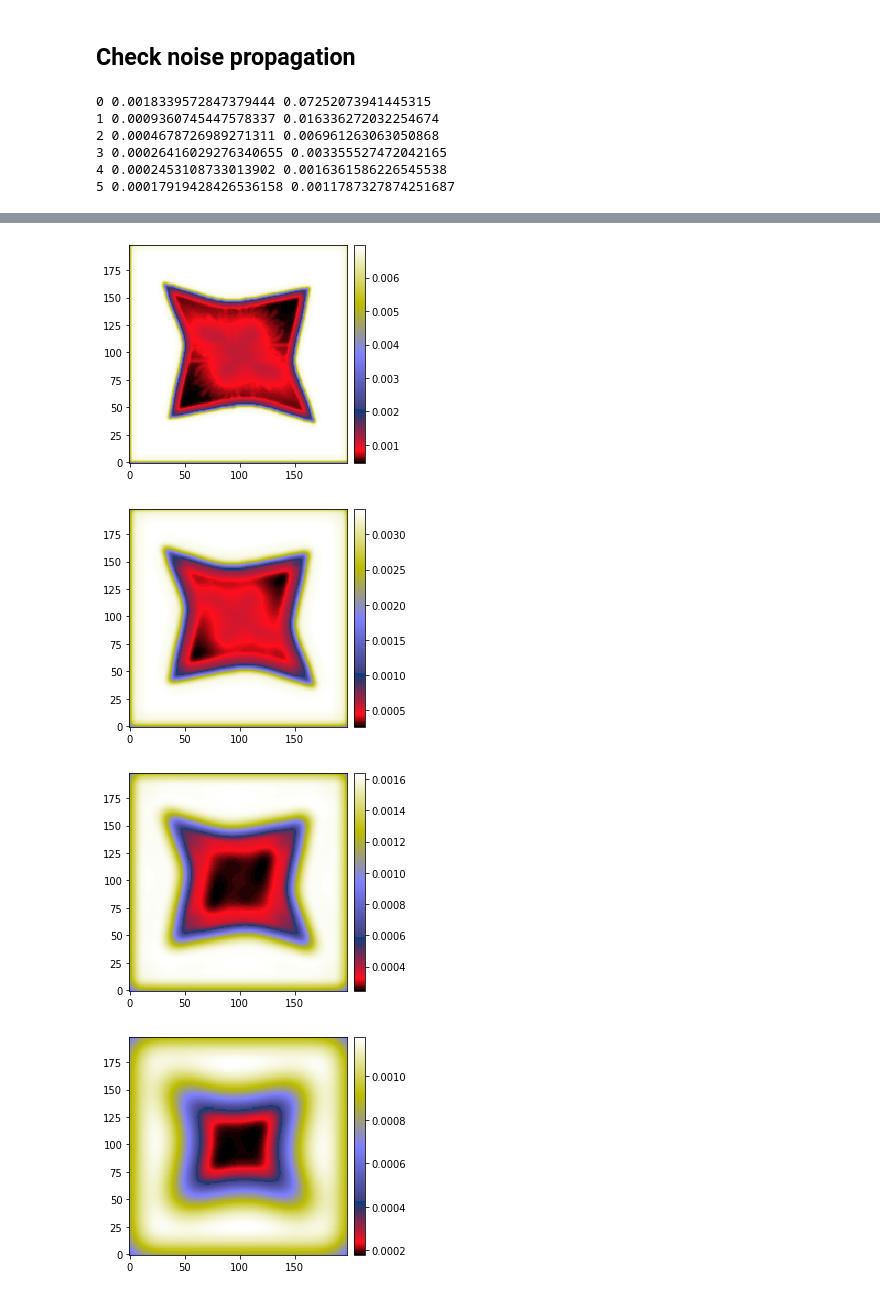
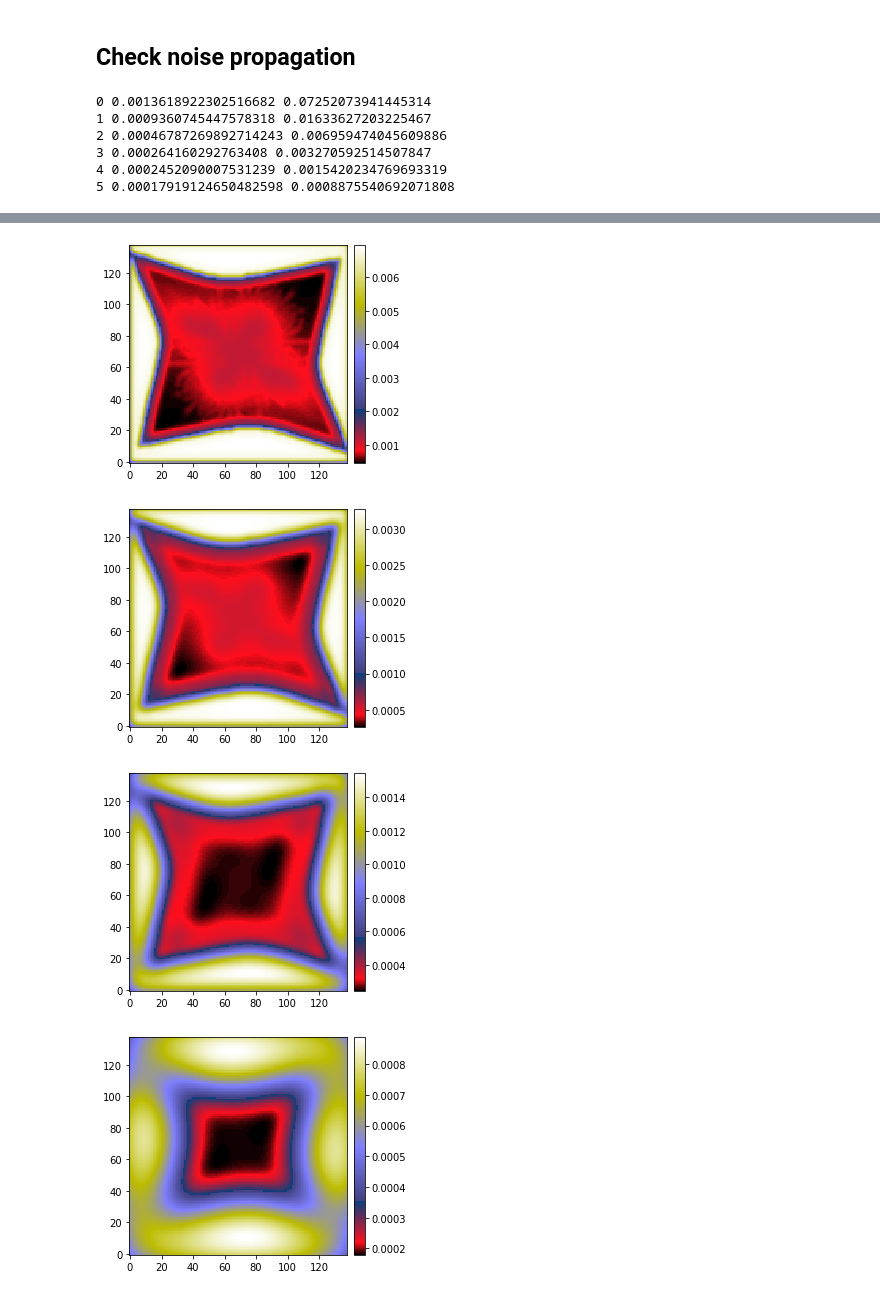
Before and after one commit to aymgal/SLITronomy, a Jupyter notebook: thirdparty/dev_notebooks/noise_propagation.ipynb, the cells around one changed output, grey strips where cells are left out. Cells and saved outputs as stored; diff of their text form; code cells hidden in the pictures.

```diff
--- a/thirdparty/dev_notebooks/noise_propagation.ipynb
+++ b/thirdparty/dev_notebooks/noise_propagation.ipynb
@@ -135,7 +135,7 @@ plt.show()
 subgrid_res_source = 2
 
 source_model_list_sparsefit = ['STARLETS']
-kwargs_starlets_source = {'n_scales': 6, 'n_pixels': np.size(image_sim)*subgrid_res_source**2}  # add center_x/center_y
+kwargs_starlets_source = {'n_scales': 6}
 kwargs_source_sparsefit = [kwargs_starlets_source]
 source_model_class_sparsefit = LightModel(light_model_list=source_model_list_sparsefit)
 
@@ -148,7 +148,7 @@ kwargs_sparse_solver = {
     'source_interpolation': 'bilinear',
 
     'subgrid_res_source': subgrid_res_source,
-    'minimal_source_plane': False,
+    'minimal_source_plane': True,
     'min_num_pix_source': 69,
 
     'formulation': 'analysis',
@@ -188,17 +192,17 @@ plt.figure()
 im = plt.imshow(dirac, origin='lower', cmap='gray')
 nice_colorbar(im)
 
-noise_levels = sparseSolver.noise_levels_source_plane
+noise_levels = sparseSolver.noise.levels_source
 for l in range(noise_levels.shape[0]):
     plt.figure()
     print(l, np.min(noise_levels[l, :, :]), np.max(noise_levels[l, :, :]))
     im = plt.imshow(noise_levels[l, :, :], origin='lower', cmap='gist_stern')
     nice_colorbar(im)
 # %% [output]
-0 0.0018339572847379444 0.07252073941445315
-1 0.0009360745447578337 0.016336272032254674
-2 0.0004678726989271311 0.006961263063050868
-3 0.00026416029276340655 0.003355527472042165
-4 0.0002453108733013902 0.0016361586226545538
-5 0.00017919428426536158 0.0011787327874251687
+0 0.0013618922302516682 0.07252073941445314
+1 0.0009360745447578318 0.01633627203225467
+2 0.00046787269892714243 0.006959474045609886
+3 0.000264160292763408 0.003270592514507847
+4 0.0002452090007531239 0.0015420234769693319
+5 0.00017919124650482598 0.0008875540692071808
 [figure]
@@ -207,4 +211,4 @@ for l in range(noise_levels.shape[0]):
-[figure, old version]
+[figure, new version]
-[figure, old version]
+[figure, new version]
-[figure, old version]
+[figure, new version]
-[figure, old version]
+[figure, new version]
```
Also changed, not shown: parts of 2 cells of this notebook, 3 other files.
